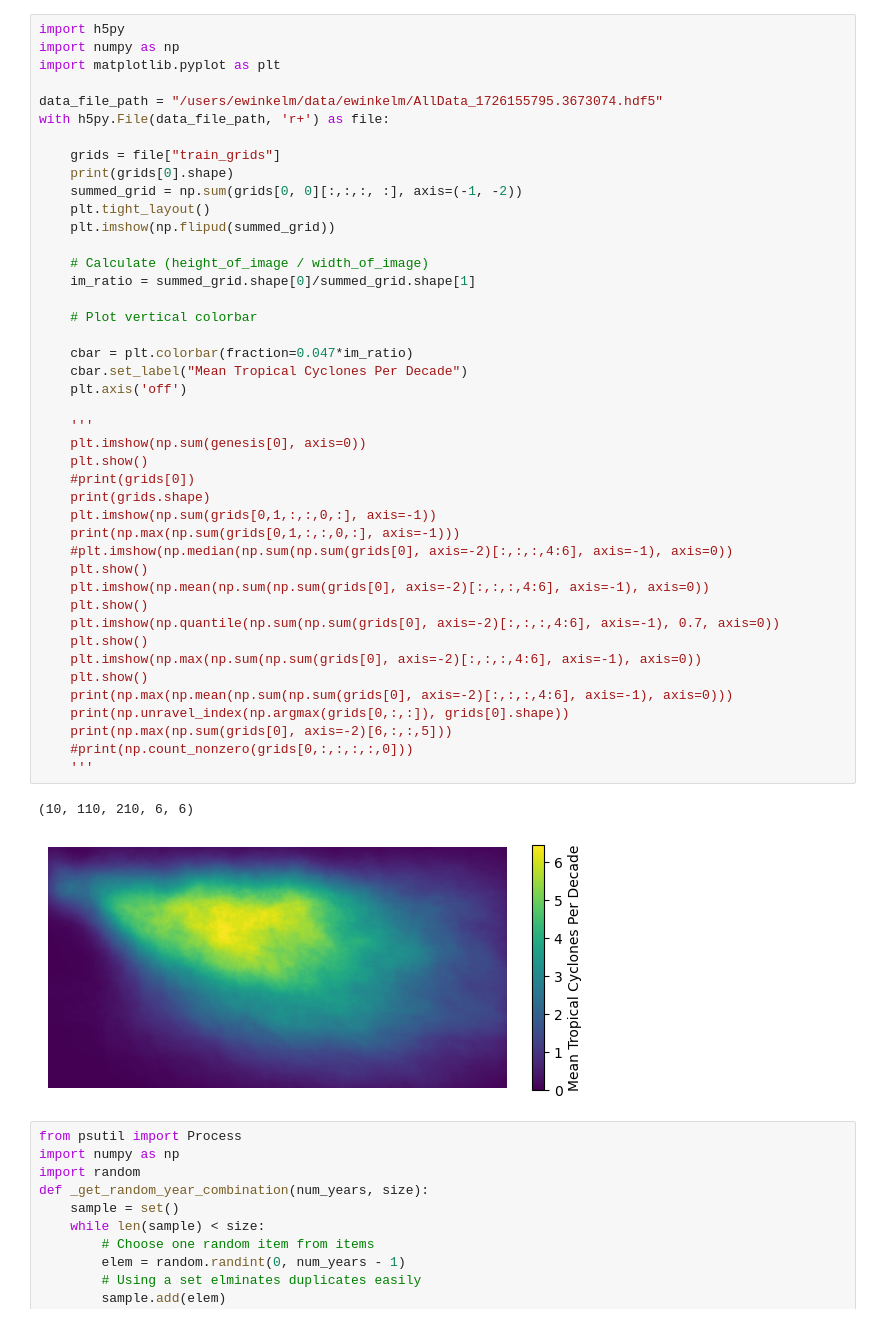
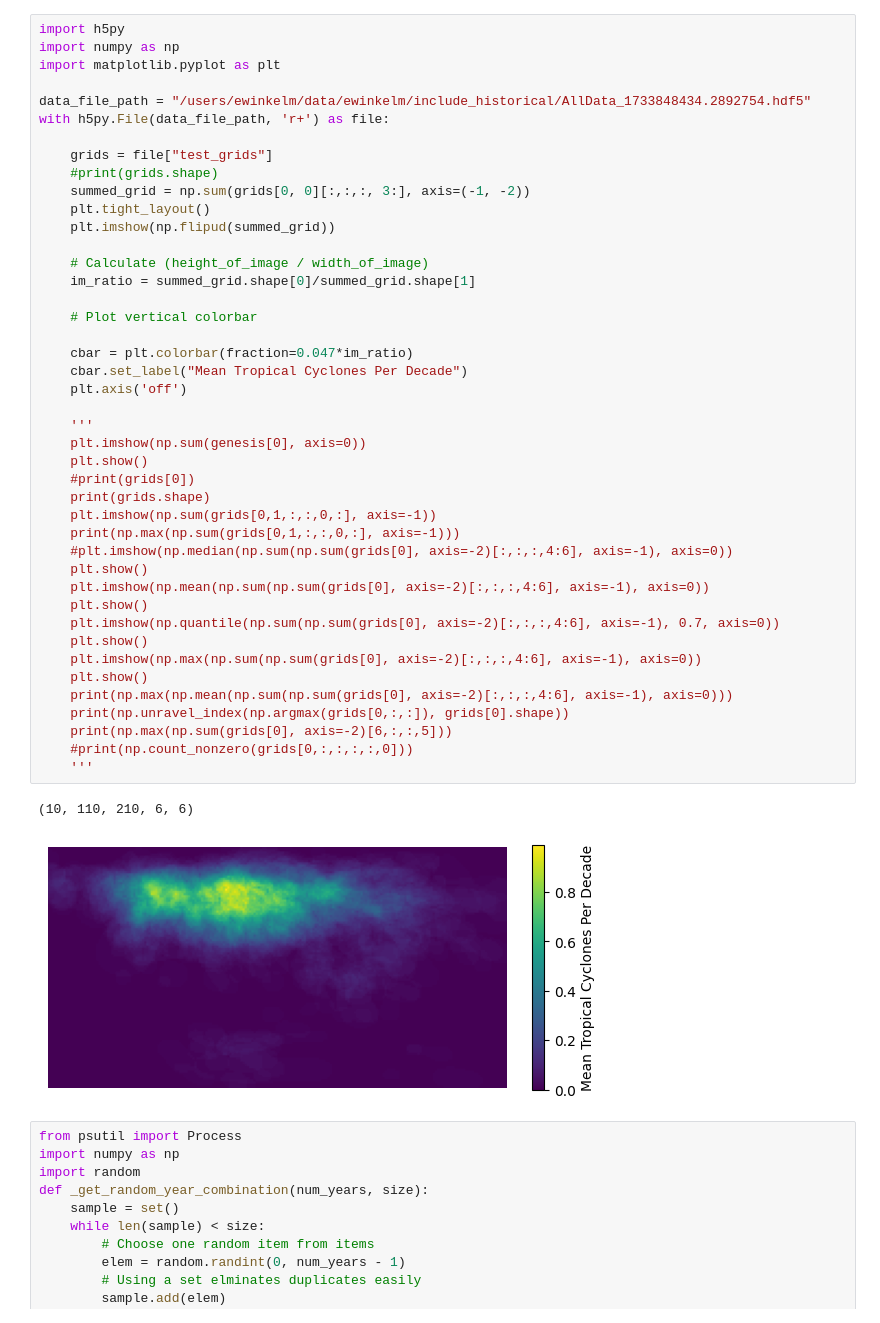
Before and after one commit to EMPIRIC2/EMPIRIC_TC, a Jupyter notebook: notebooks/check_data_generation.ipynb, the cells around one changed output. Saved outputs shown, nothing was run; the diff lists cells and outputs as text.

```diff
--- a/notebooks/check_data_generation.ipynb
+++ b/notebooks/check_data_generation.ipynb
@@ -3,12 +3,12 @@ import h5py
 import numpy as np
 import matplotlib.pyplot as plt
 
-data_file_path = "/users/ewinkelm/data/ewinkelm/AllData_1726155795.3673074.hdf5"
+data_file_path = "/users/ewinkelm/data/ewinkelm/include_historical/AllData_1733848434.2892754.hdf5"
 with h5py.File(data_file_path, 'r+') as file:
 
-    grids = file["train_grids"]
-    print(grids[0].shape)
-    summed_grid = np.sum(grids[0, 0][:,:,:, :], axis=(-1, -2))
+    grids = file["test_grids"]
+    #print(grids.shape)
+    summed_grid = np.sum(grids[0, 0][:,:,:, 3:], axis=(-1, -2))
     plt.tight_layout()
     plt.imshow(np.flipud(summed_grid))
 
@@ -16,34 +16,34 @@ with h5py.File(data_file_path, 'r+') as file:
     im_ratio = summed_grid.shape[0]/summed_grid.shape[1]
 
     # Plot vertical colorbar
 
     cbar = plt.colorbar(fraction=0.047*im_ratio)
     cbar.set_label("Mean Tropical Cyclones Per Decade")
     plt.axis('off')
 
     '''
     plt.imshow(np.sum(genesis[0], axis=0))
     plt.show()
     #print(grids[0])
     print(grids.shape)
     plt.imshow(np.sum(grids[0,1,:,:,0,:], axis=-1))
     print(np.max(np.sum(grids[0,1,:,:,0,:], axis=-1)))
     #plt.imshow(np.median(np.sum(np.sum(grids[0], axis=-2)[:,:,:,4:6], axis=-1), axis=0))
     plt.show()
     plt.imshow(np.mean(np.sum(np.sum(grids[0], axis=-2)[:,:,:,4:6], axis=-1), axis=0))
     plt.show()
     plt.imshow(np.quantile(np.sum(np.sum(grids[0], axis=-2)[:,:,:,4:6], axis=-1), 0.7, axis=0))
     plt.show()
     plt.imshow(np.max(np.sum(np.sum(grids[0], axis=-2)[:,:,:,4:6], axis=-1), axis=0))
     plt.show()
     print(np.max(np.mean(np.sum(np.sum(grids[0], axis=-2)[:,:,:,4:6], axis=-1), axis=0)))
     print(np.unravel_index(np.argmax(grids[0,:,:]), grids[0].shape))
     print(np.max(np.sum(grids[0], axis=-2)[6,:,:,5]))
     #print(np.count_nonzero(grids[0,:,:,:,:,0]))
     '''
 # %% [output]
 (10, 110, 210, 6, 6)
-[figure, old version]
+[figure, new version]
 # %%
 from psutil import Process
 import numpy as np
```
Also changed, not shown: 21 other files.
